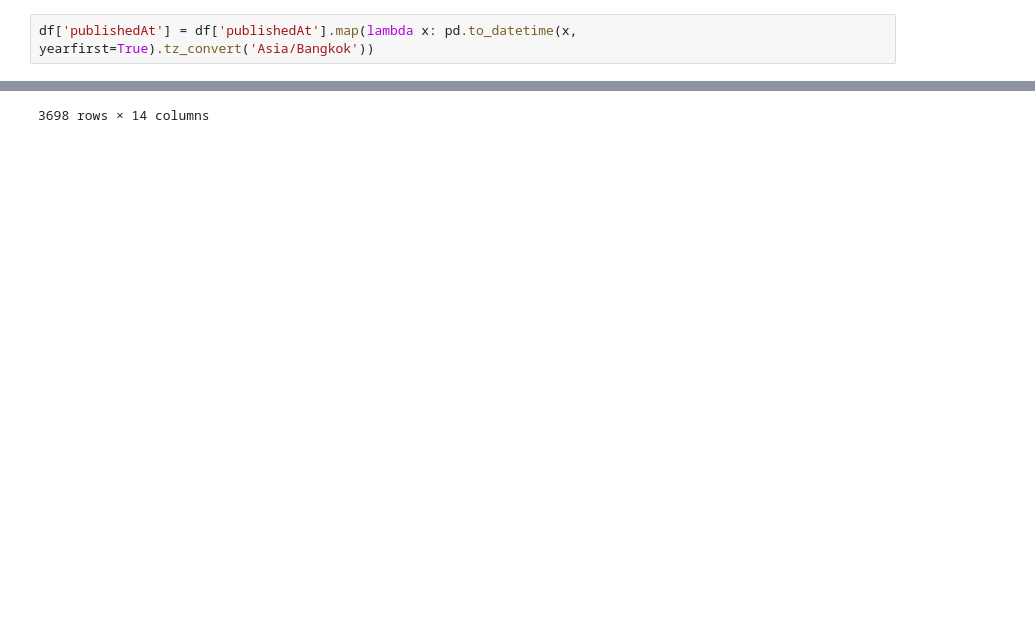
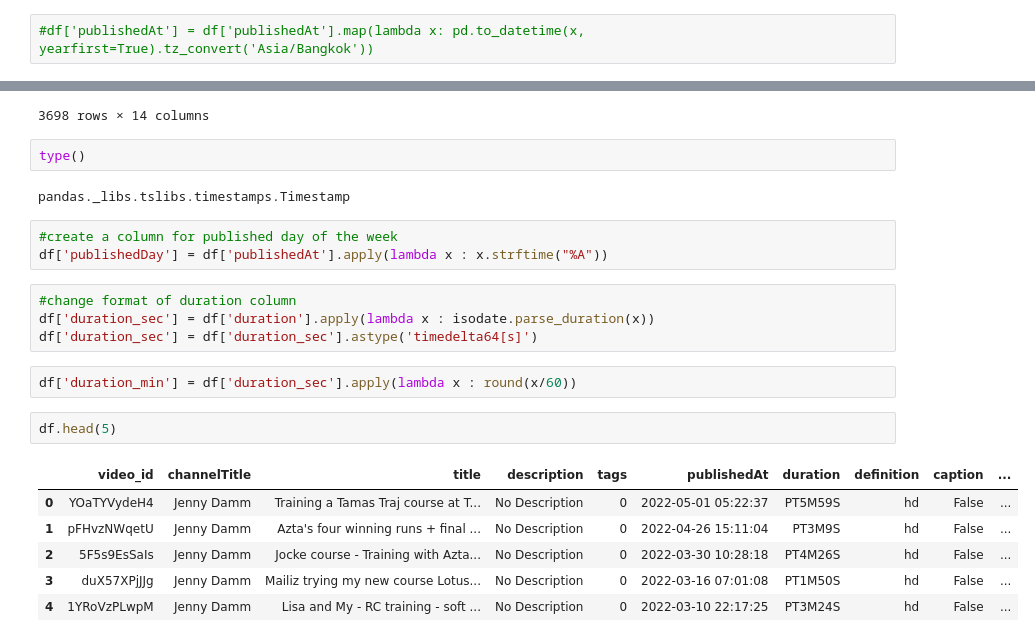
Before and after one commit to krisgch/dsi_foundation_youtube_eda, a Jupyter notebook: youtube_EDA.ipynb, the cells around one changed output, grey strips where cells are left out. Drawn from its saved outputs; the diff is of its cells as text; blank space fills up the shorter version.

Commit message:
gathered comments and feature engineer duration columns

```diff
--- a/youtube_EDA.ipynb
+++ b/youtube_EDA.ipynb
@@ -239,7 +252,7 @@ Name: publishedAt, dtype: object
 # %%
 df['publishedAt'] = pd.to_datetime(df['publishedAt'], format='%Y-%m-%dT%H:%M:%SZ')
 # %%
-df['publishedAt'] = df['publishedAt'].map(lambda x: pd.to_datetime(x, yearfirst=True).tz_convert('Asia/Bangkok'))
+#df['publishedAt'] = df['publishedAt'].map(lambda x: pd.to_datetime(x, yearfirst=True).tz_convert('Asia/Bangkok'))
 # %%
 df.info()
 # %% [output]
@@ -353,3 +372,25 @@ df
 | 3696 | nF1Wb_94_ec | Zak George’s Dog Training Revolution | How to Teach Your Dog to Back Up ... | The Zak George Project:\r\nhttp:/... | ['How', 'to', 'train', 'dog', 'tr... | 2009-07-14 11:36:57+07:00 | PT2M1S | sd | False | ... |
 | 3697 | hK3F8ht0bpQ | Zak George’s Dog Training Revolution | Dog Training: How To Teach Your D... | http://www.facebook.com/TheZakGeo... | ['zak', 'george', 'how', 'to', 't... | 2009-06-12 09:13:46+07:00 | PT3M13S | sd | False | ... |
 3698 rows × 14 columns
+# %%
+type()
+# %% [output]
+pandas._libs.tslibs.timestamps.Timestamp
+# %%
+#create a column for published day of the week
+df['publishedDay'] = df['publishedAt'].apply(lambda x : x.strftime("%A"))
+# %%
+#change format of duration column
+df['duration_sec'] = df['duration'].apply(lambda x : isodate.parse_duration(x))
+df['duration_sec'] = df['duration_sec'].astype('timedelta64[s]')
+# %%
+df['duration_min'] = df['duration_sec'].apply(lambda x : round(x/60))
+# %%
+df.head(5)
+# %% [output]
+|  | video_id | channelTitle | title | description | tags | publishedAt | duration | definition | caption | ... |
+| 0 | YOaTYVydeH4 | Jenny Damm | Training a Tamas Traj course at T... | No Description | 0 | 2022-05-01 05:22:37 | PT5M59S | hd | False | ... |
+| 1 | pFHvzNWqetU | Jenny Damm | Azta's four winning runs + final ... | No Description | 0 | 2022-04-26 15:11:04 | PT3M9S | hd | False | ... |
+| 2 | 5F5s9EsSaIs | Jenny Damm | Jocke course - Training with Azta... | No Description | 0 | 2022-03-30 10:28:18 | PT4M26S | hd | False | ... |
+| 3 | duX57XPjJJg | Jenny Damm | Mailiz trying my new course Lotus... | No Description | 0 | 2022-03-16 07:01:08 | PT1M50S | hd | False | ... |
+| 4 | 1YRoVzPLwpM | Jenny Damm | Lisa and My - RC training - soft ... | No Description | 0 | 2022-03-10 22:17:25 | PT3M24S | hd | False | ... |
```
Also changed, not shown: parts of 14 cells of this notebook, 4 other files.
